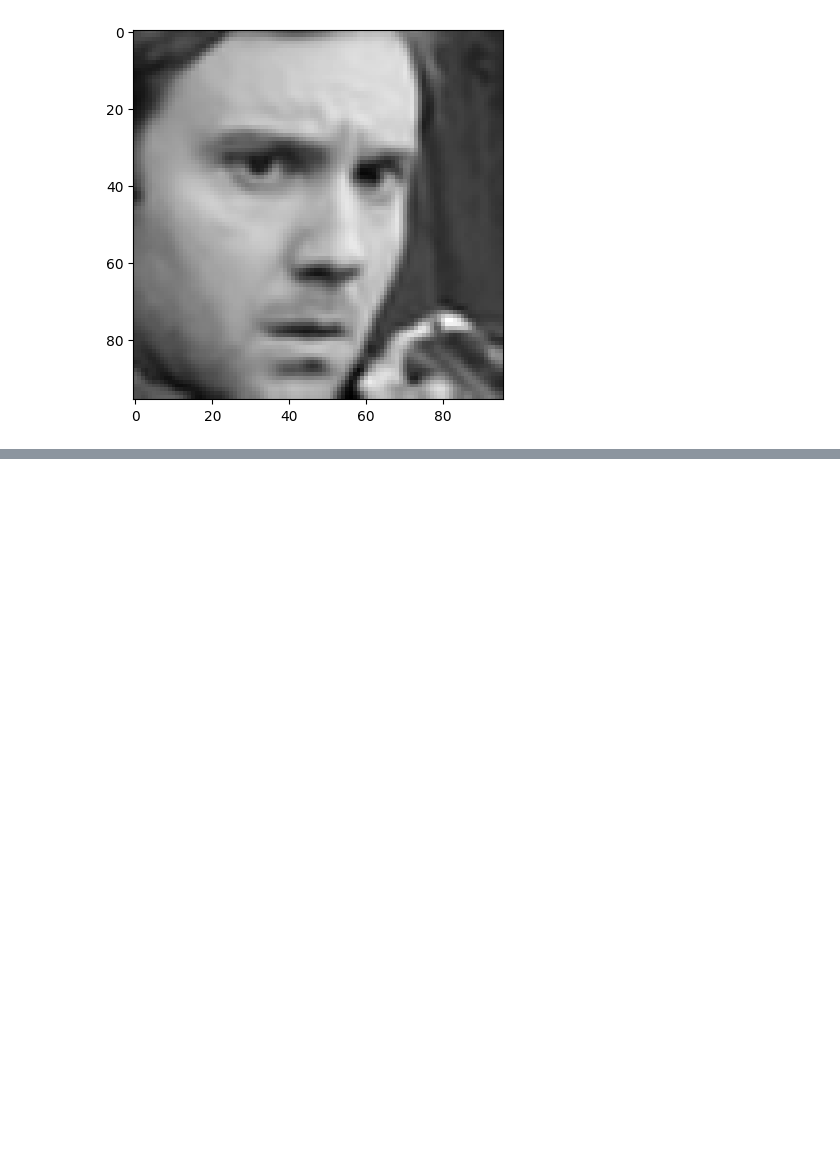
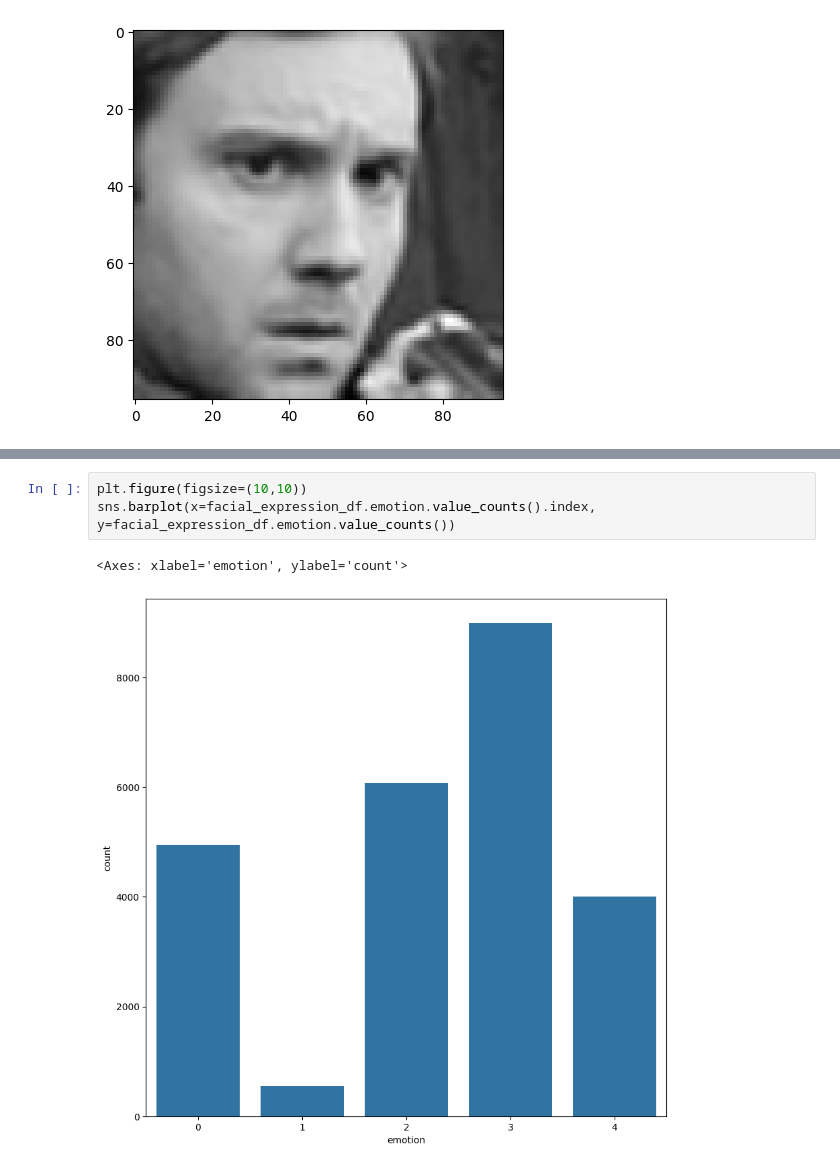
Before and after one commit to ImanNoferesti/Emotion_AI_Python, a Jupyter notebook: 2_Facial_Expression_Detection_AI.ipynb, the cells around one changed output, grey strips where cells are left out. Saved outputs shown, nothing was run; the diff lists cells and outputs as text; blank space fills up the shorter version.

```diff
--- a/2_Facial_Expression_Detection_AI.ipynb
+++ b/2_Facial_Expression_Detection_AI.ipynb
@@ -133,0 +163,6 @@ plt.imshow(facial_expression_df[' pixels'][0], cmap='gray')
+# %%
+plt.figure(figsize=(10,10))
+sns.barplot(x=facial_expression_df.emotion.value_counts().index, y=facial_expression_df.emotion.value_counts())
+# %% [output]
+<Axes: xlabel='emotion', ylabel='count'>
+[figure, added]
```
Also changed, not shown: parts of 4 cells of this notebook.
